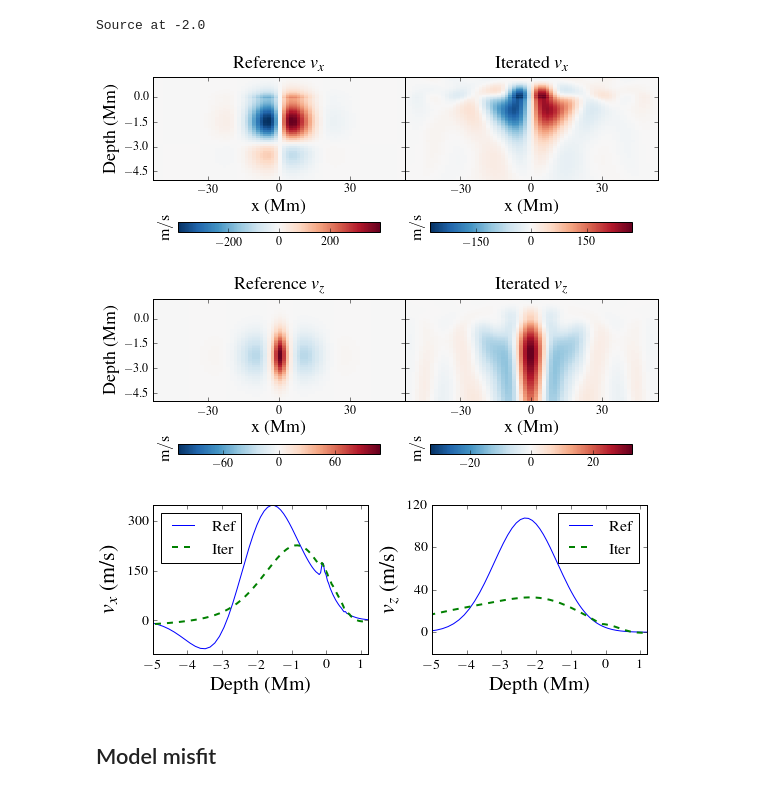
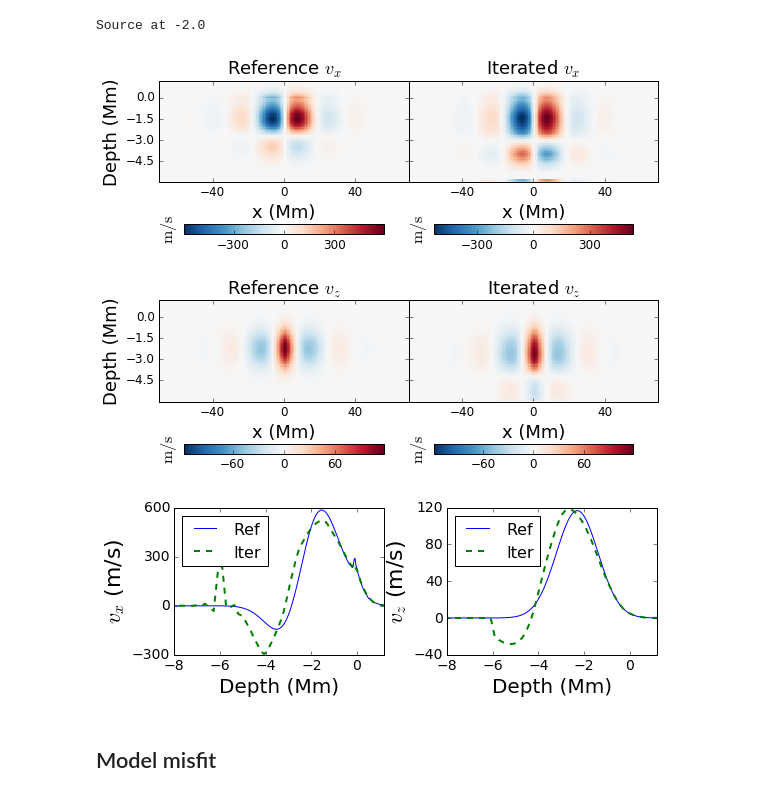
Before and after one commit to jishnub/sparc_flows, a Jupyter notebook: misfit.ipynb, the cells around one changed output. Cells and saved outputs as stored; diff of their text form; code cells hidden in the pictures.

```diff
--- a/misfit.ipynb
+++ b/misfit.ipynb
@@ -36,7 +36,7 @@ z_pixels = np.arange(len(z))
 z_plot = np.interp(z_pixels[:-1]+0.5,z_pixels,z)
 z_plot = np.append(z[0]-(z[1]-z[0])/2,np.append(z_plot,z[-1]+(z[-1]-z[-2])/2))
 # %%
-itercutoff = str(14).zfill(2)
+itercutoff = str(7).zfill(2)
 true_vx = fitsread('true_vx.fits')
 true_vz = fitsread('true_vz.fits')
 current_vx = fitsread(os.path.join(datadir,'update','vx_'+itercutoff+'.fits'))
@@ -62,8 +62,8 @@ add_subplot(223,true_vz,title="Reference $v_z$")
 add_subplot(224,current_vz,title="Iterated $v_z$")
 
 for ax in axlist:
-    ax.set_xlim(-Lx/15,Lx/15)
-    ax.set_ylim(-5,z.max())
+    ax.set_xlim(-70,70)
+    ax.set_ylim(-6,z.max())
     ax.set_xlabel("x (Mm)",fontsize=18)
     ax.xaxis.set_major_locator(MaxNLocator(4,prune="both"))
     ax.yaxis.set_major_locator(MaxNLocator(5,prune="both"))
@@ -85,43 +85,43 @@ plt.subplots_adjust(wspace=0,hspace=0.3)
 if not os.path.exists('plots'): os.makedirs('plots')
 plt.savefig('plots/iterated_vel.eps',bbox_inches='tight')
 # %% [output]
-[figure, old version]
+[figure, new version]
 # %%
 # rc('text', usetex=True)
 # rc('font',**{'family':'serif','serif':['Times']})
 
 ax1=plt.subplot(121)
 def xind(x): return int((x/Lx+0.5)*nx)
 plt.plot(z,true_vx[:,xind(8)],label="Ref")
 plt.plot(z,current_vx[:,xind(8)],label="Iter",linewidth=2,ls="dashed")
-plt.xlim(-5,z[-1]);
+plt.xlim(-8,z[-1]);
 plt.legend(loc="best",fontsize=16);
 plt.xlabel("Depth (Mm)",fontsize=20);
 plt.ylabel("$v_x$ (m/s)",fontsize=22);
 plt.tick_params(labelsize=14)
 
 ax2=plt.subplot(122)
 def xind(x): return int((x/Lx+0.5)*nx)
 plt.plot(z,true_vz[:,xind(0)],label="Ref")
 plt.plot(z,current_vz[:,xind(0)],label="Iter",linewidth=2,ls="dashed")
-plt.xlim(-5,z[-1]);
+plt.xlim(-8,z[-1]);
 plt.legend(loc="best",fontsize=16);
 plt.xlabel("Depth (Mm)",fontsize=20);
 plt.ylabel("$v_z$ (m/s)",fontsize=22);
 plt.tick_params(labelsize=14)
 plt.gcf().set_size_inches(8,3);
 plt.tight_layout()
 plt.subplots_adjust(wspace=0.3)
 
 
 for ax in [ax1,ax2]:
     ax.yaxis.set_major_locator(MaxNLocator(4))
 
 
 if not os.path.exists('plots'): os.makedirs('plots')
 plt.savefig('plots/iterated_vel_zcuts.eps',bbox_inches='tight')
 # %% [output]
-[figure, old version]
+[figure, new version]
 # %% [markdown]
 ## Model misfit
 # %%
```
Also changed, not shown: parts of 2 cells of this notebook, 8 other files.
